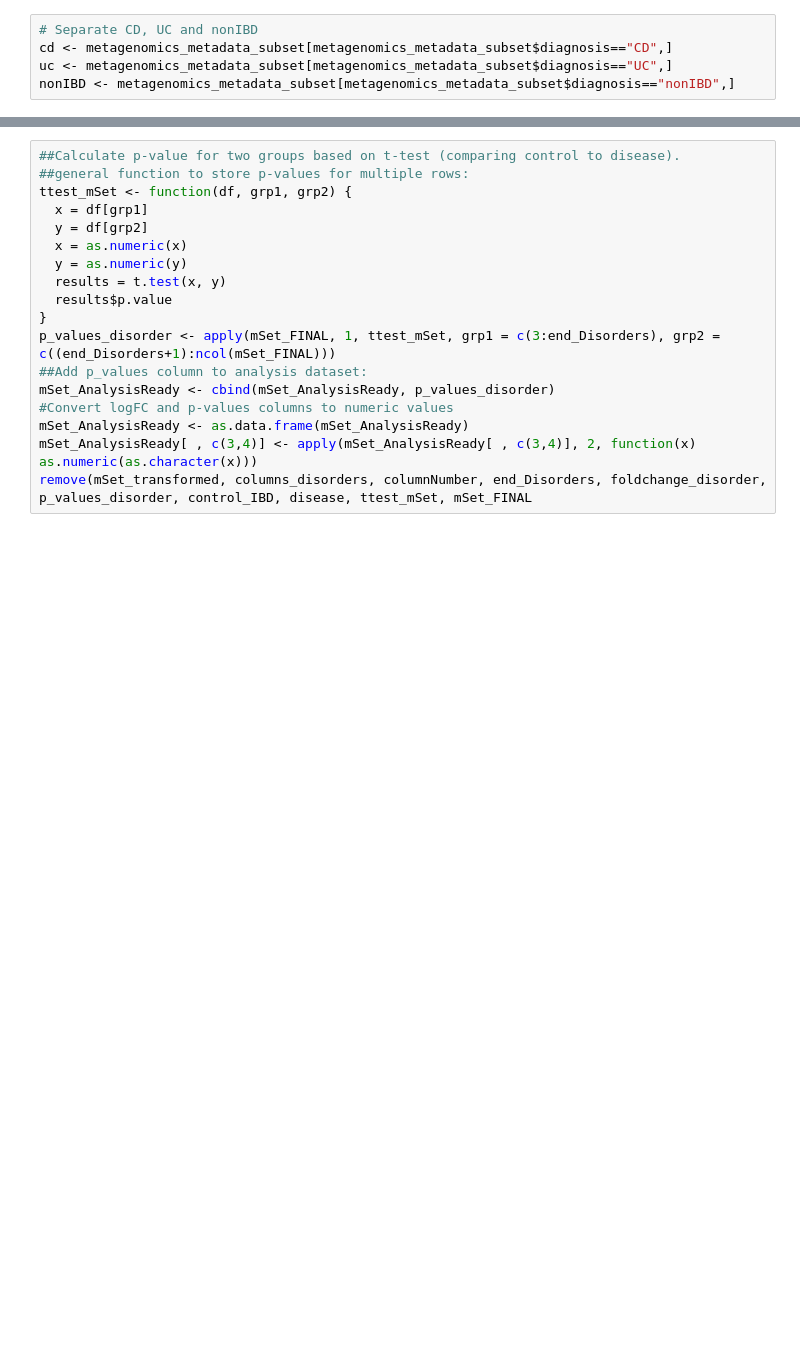
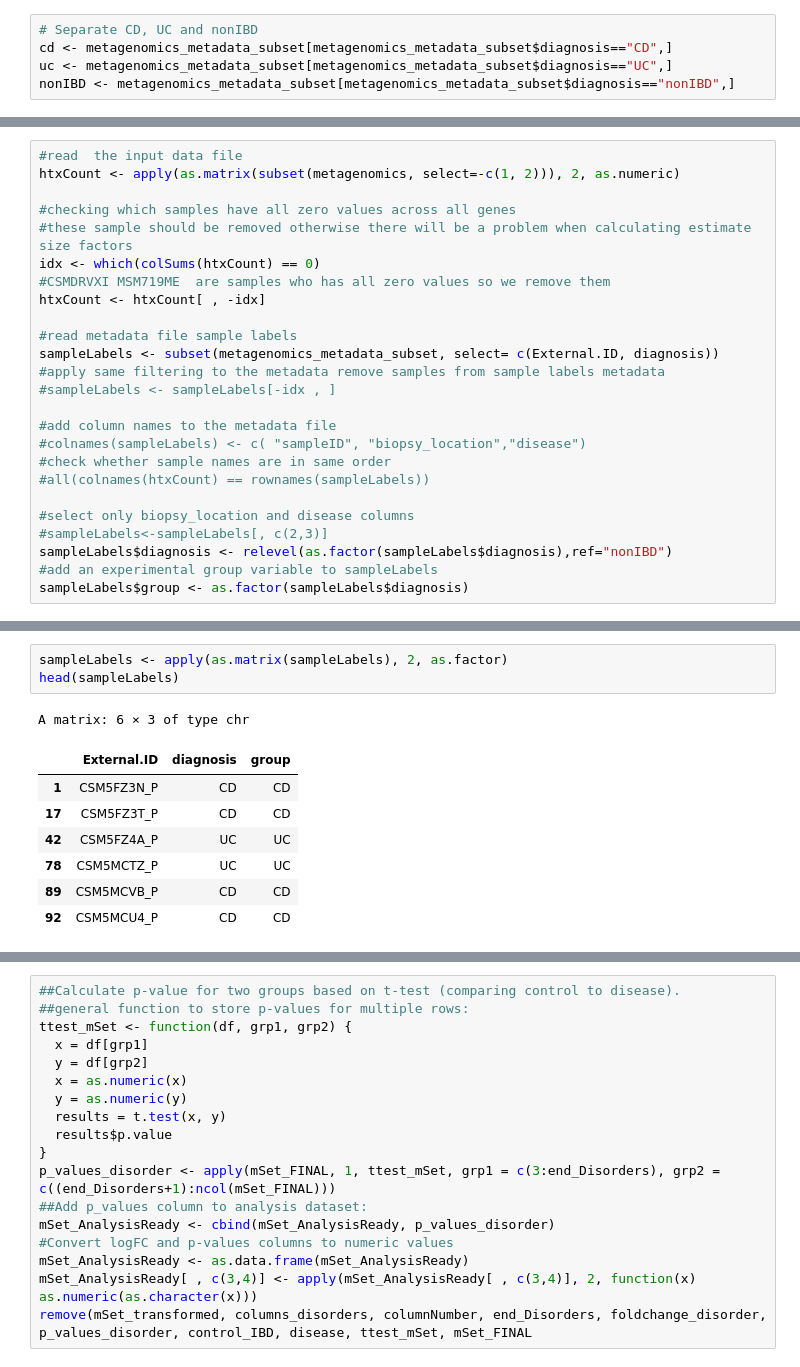
Before and after one commit to AmauryPelzer/BBS3005_Metabolic-modelling-for-microbiome-in-IBD, a Jupyter notebook: Scripts/Pathway_analysis.ipynb, the cells around one changed output, grey strips where cells are left out. Cells and saved outputs as stored; diff of their text form; blank space fills up the shorter version.

```diff
--- a/Scripts/Pathway_analysis.ipynb
+++ b/Scripts/Pathway_analysis.ipynb
@@ -96,0 +85,25 @@ A data.frame: 6 × 47
+# %%
+#read  the input data file
+htxCount <- apply(as.matrix(subset(metagenomics, select=-c(1, 2))), 2, as.numeric)
+
+#checking which samples have all zero values across all genes
+#these sample should be removed otherwise there will be a problem when calculating estimate size factors
+idx <- which(colSums(htxCount) == 0)
+#CSMDRVXI MSM719ME  are samples who has all zero values so we remove them
+htxCount <- htxCount[ , -idx]
+
+#read metadata file sample labels
+sampleLabels <- subset(metagenomics_metadata_subset, select= c(External.ID, diagnosis))
+#apply same filtering to the metadata remove samples from sample labels metadata
+#sampleLabels <- sampleLabels[-idx , ]
+
+#add column names to the metadata file
+#colnames(sampleLabels) <- c( "sampleID", "biopsy_location","disease")
+#check whether sample names are in same order
+#all(colnames(htxCount) == rownames(sampleLabels))
+
+#select only biopsy_location and disease columns
+#sampleLabels<-sampleLabels[, c(2,3)]
+sampleLabels$diagnosis <- relevel(as.factor(sampleLabels$diagnosis),ref="nonIBD")
+#add an experimental group variable to sampleLabels
+sampleLabels$group <- as.factor(sampleLabels$diagnosis)
@@ -96,0 +135,12 @@ A data.frame: 6 × 47
+# %%
+sampleLabels <- apply(as.matrix(sampleLabels), 2, as.factor)
+head(sampleLabels)
+# %% [output]
+A matrix: 6 × 3 of type chr
+|  | External.ID | diagnosis | group |
+| 1 | CSM5FZ3N_P | CD | CD |
+| 17 | CSM5FZ3T_P | CD | CD |
+| 42 | CSM5FZ4A_P | UC | UC |
+| 78 | CSM5MCTZ_P | UC | UC |
+| 89 | CSM5MCVB_P | CD | CD |
+| 92 | CSM5MCU4_P | CD | CD |
```
Also changed, not shown: parts of 13 cells of this notebook.
